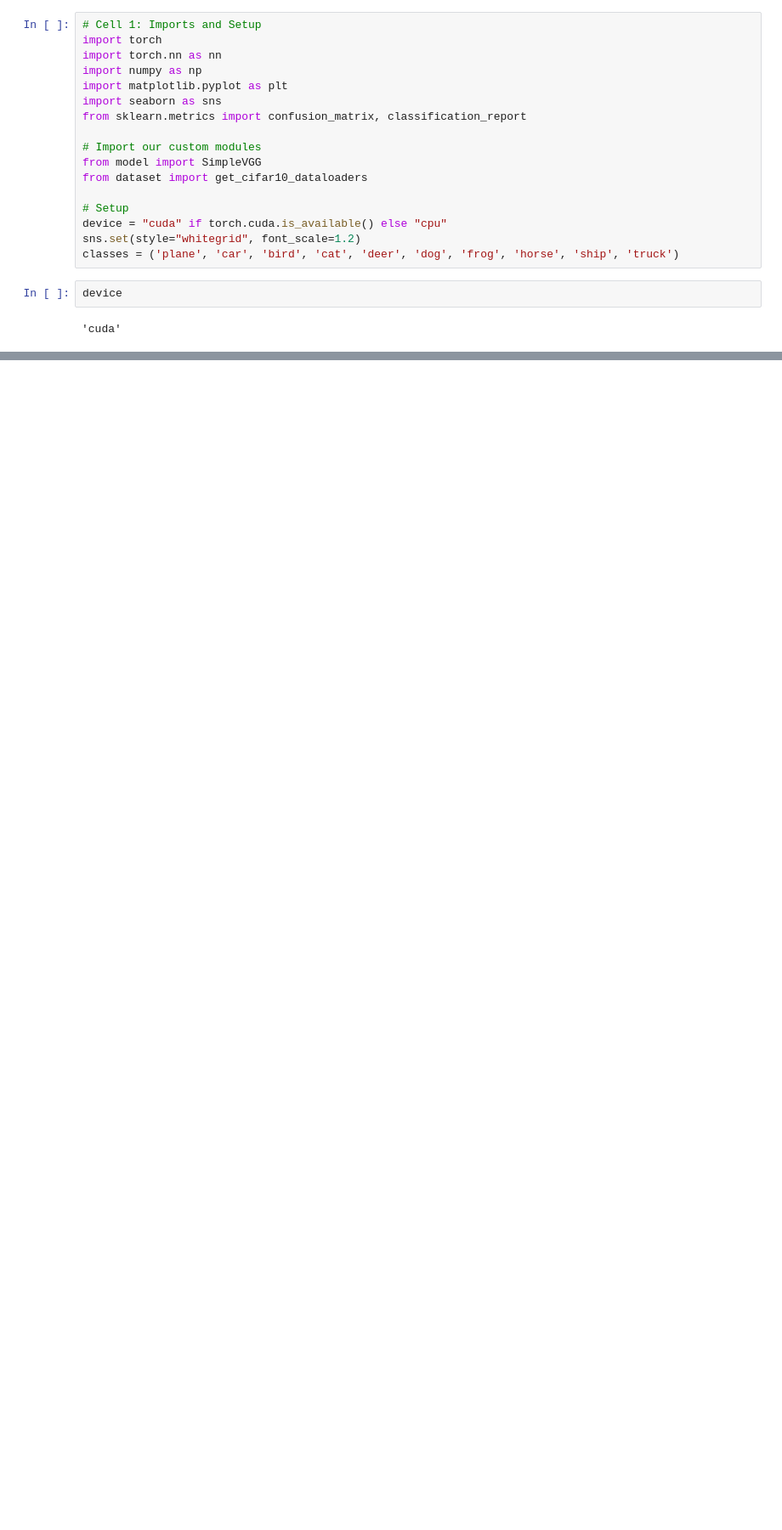
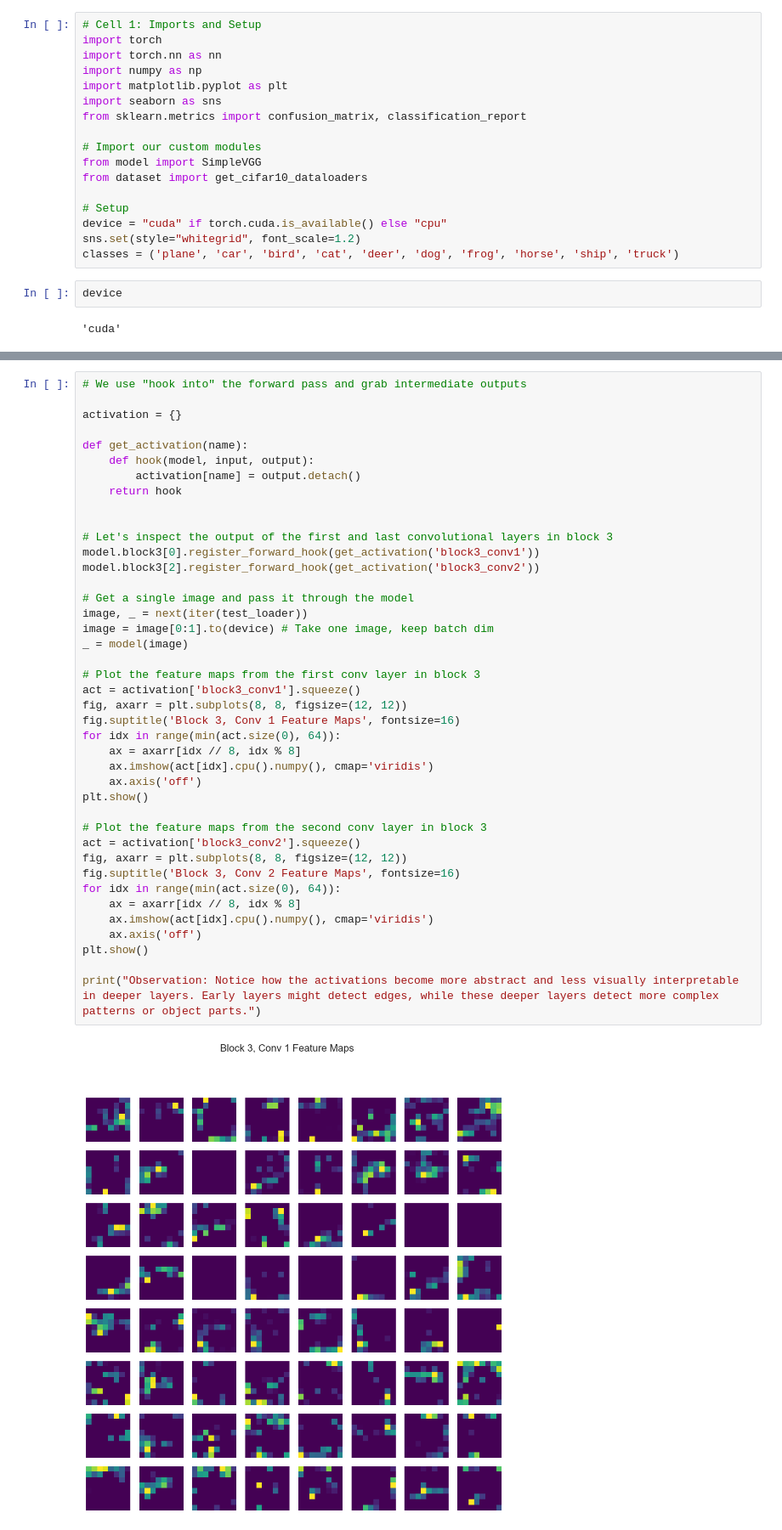
Before and after one commit to Dawood-ML/Pytorch_DUMP, a Jupyter notebook: Phase_2_Architecture_Mastery/Chunk_09_CNN_Fundamentals/A_Clinical_Environment/inference_and_interpretation.ipynb, the cells around one changed output, grey strips where cells are left out. Shown: that part at 85% size. Cells and saved outputs as stored; diff of their text form; blank space fills up the shorter version.

Commit message:
Halfway through Chest-Xray

```diff
--- a/Phase_2_Architecture_Mastery/Chunk_09_CNN_Fundamentals/A_Clinical_Environment/inference_and_interpretation.ipynb
+++ b/Phase_2_Architecture_Mastery/Chunk_09_CNN_Fundamentals/A_Clinical_Environment/inference_and_interpretation.ipynb
@@ -117,0 +124,43 @@ visualize_predictions(model, test_loader)
+# %%
+# We use "hook into" the forward pass and grab intermediate outputs
+
+activation = {}
+
+def get_activation(name):
+    def hook(model, input, output):
+        activation[name] = output.detach()
+    return hook
+
+
+# Let's inspect the output of the first and last convolutional layers in block 3
+model.block3[0].register_forward_hook(get_activation('block3_conv1'))
+model.block3[2].register_forward_hook(get_activation('block3_conv2'))
+
+# Get a single image and pass it through the model
+image, _ = next(iter(test_loader))
+image = image[0:1].to(device) # Take one image, keep batch dim
+_ = model(image)
+
+# Plot the feature maps from the first conv layer in block 3
+act = activation['block3_conv1'].squeeze()
+fig, axarr = plt.subplots(8, 8, figsize=(12, 12))
+fig.suptitle('Block 3, Conv 1 Feature Maps', fontsize=16)
+for idx in range(min(act.size(0), 64)):
+    ax = axarr[idx // 8, idx % 8]
+    ax.imshow(act[idx].cpu().numpy(), cmap='viridis')
+    ax.axis('off')
+plt.show()
+
+# Plot the feature maps from the second conv layer in block 3
+act = activation['block3_conv2'].squeeze()
+fig, axarr = plt.subplots(8, 8, figsize=(12, 12))
+fig.suptitle('Block 3, Conv 2 Feature Maps', fontsize=16)
+for idx in range(min(act.size(0), 64)):
+    ax = axarr[idx // 8, idx % 8]
+    ax.imshow(act[idx].cpu().numpy(), cmap='viridis')
+    ax.axis('off')
+plt.show()
+
+print("Observation: Notice how the activations become more abstract and less visually interpretable in deeper layers. Early layers might detect edges, while these deeper layers detect more complex patterns or object parts.")
+# %% [output]
+[figure, added]
```
Also changed, not shown: parts of 4 cells of this notebook, 7 other files.
